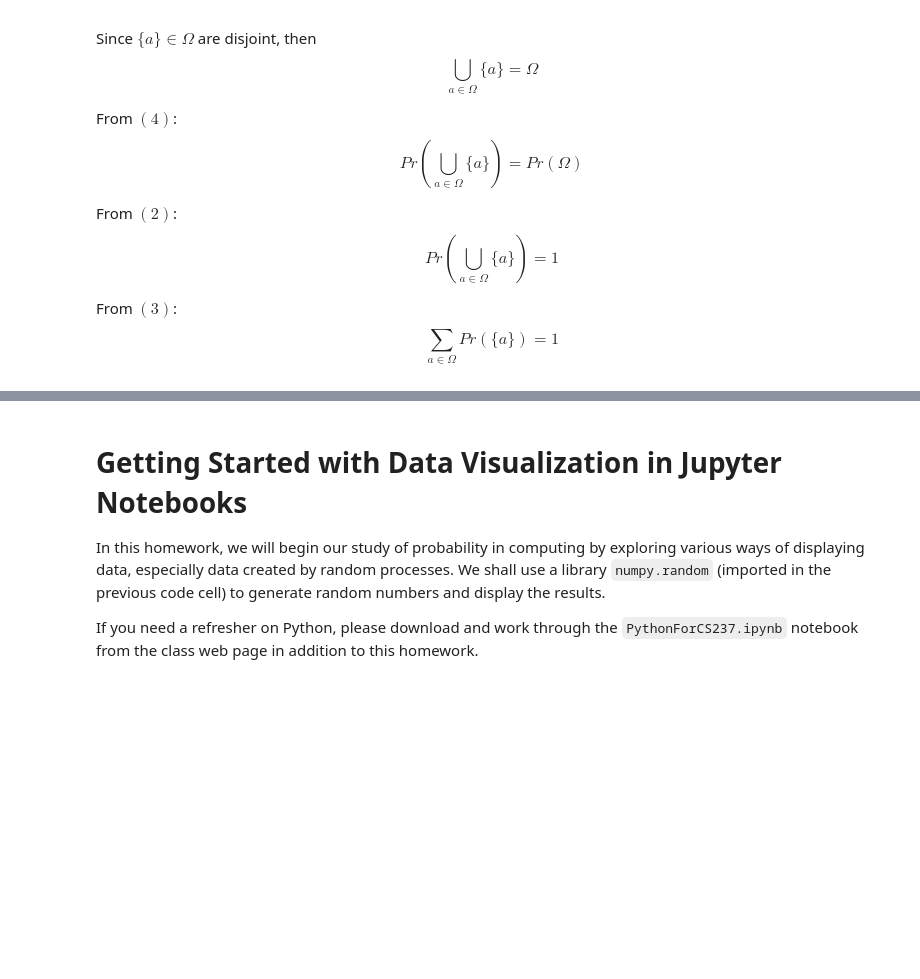
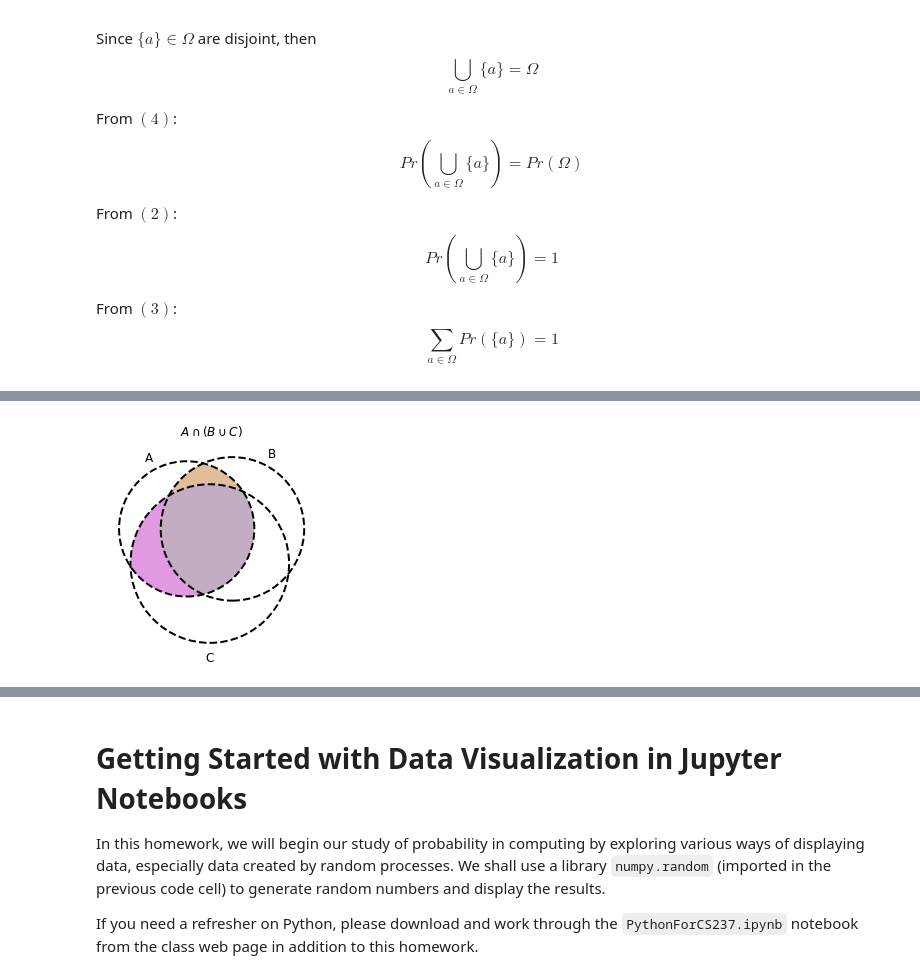
Before and after one commit to ghostpress/CS237-Summer-2-2021, a Jupyter notebook: HW0/hw0.ipynb, the cells around one changed output, grey strips where cells are left out. Drawn from its saved outputs; the diff is of its cells as text; code cells hidden in the pictures; blank space fills up the shorter version.

```diff
--- a/HW0/hw0.ipynb
+++ b/HW0/hw0.ipynb
@@ -71,0 +125,19 @@ Schaums Probability:
+# %%
+# plotting the 2nd venn diagram
+
+venn_2 = venn3(subsets = (1, 2, 3, 4, 5, 6, 7), set_labels = ('A', 'B', 'C'))
+venn3_circles(subsets = (1, 2, 3, 4, 5, 6, 7), linestyle = "dashed")
+
+for i in range(1, 8):
+    s = str(bin(i))[2:].zfill(3)
+    venn_2.get_label_by_id(s).set_text("")
+
+whitelist_2 = {"100", "010", "001", "011"}
+
+for i in whitelist_2:
+    venn_2.get_patch_by_id(i).set_color("white")
+
+plt.title(r"$A \cap (B \cup C$)")
+plt.show()
+# %% [output]
+[figure, added]
```
Also changed, not shown: parts of 14 cells of this notebook.
